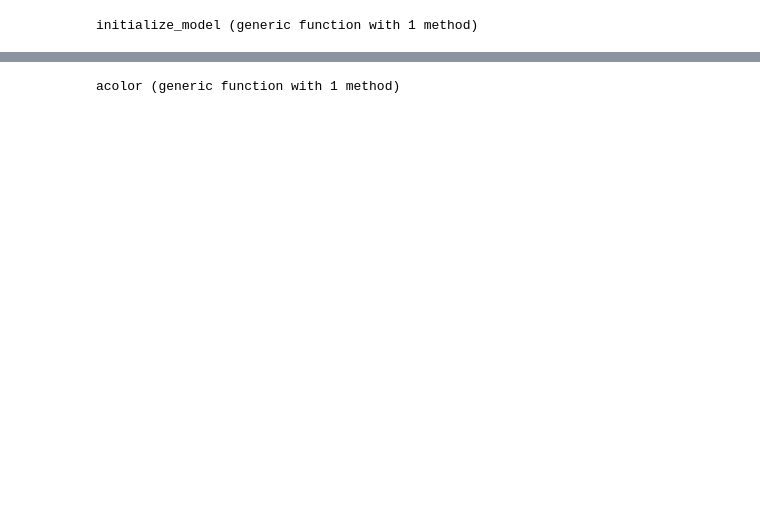
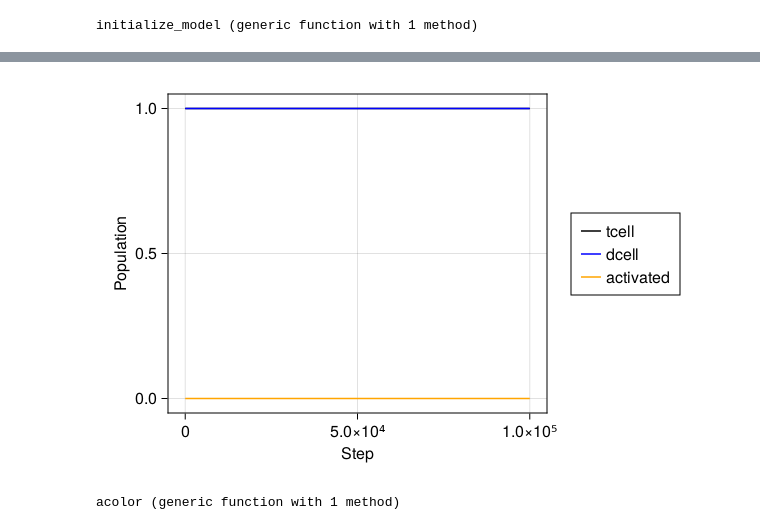
Before and after one commit to changuniuni/uirp_modeling, a Jupyter notebook: tcell.ipynb, the cells around one changed output, grey strips where cells are left out. Drawn from its saved outputs; the diff is of its cells as text; code cells hidden in the pictures; blank space fills up the shorter version.

```diff
--- a/tcell.ipynb
+++ b/tcell.ipynb
@@ -149,12 +180,0 @@ adf, mdf = run!(model, agent_step!, steps; adata)
-# %%
-function plot_population(adf, mdf)
-    figure = Figure(resolution = (600, 400))
-    ax = figure[1, 1] = Axis(figure; xlabel = "Step", ylabel = "Population")
-    tcell_l = lines!(ax, adf.step, adf.count_istcell, color = :black)
-    dcell_l = lines!(ax, adf.step, adf.count_isdcell, color = :blue)
-    activated_l = lines!(ax, adf.step, adf.count_temptemp, color = :orange)
-    figure[1, 2] = Legend(figure, [tcell_l, dcell_l, activated_l], ["tcell","dcell","activated"])
-    figure
-end
-
-plot_population(adf, mdf)
@@ -162,0 +181,8 @@ plot_population(adf, mdf)
+# %%
+istcell(a) = a isa tcell
+isdcell(a) = a isa dcell
+iscurrently_activated(a) = a.is_currently_activated == true
+
+steps = 100000
+adata = [(istcell,count),(isdcell,count), (iscurrently_activated, count)]
+adf, mdf= run!(model, agent_step!, steps; adata)
@@ -163,3 +224,17 @@ plot_population(adf, mdf)
+# %%
+function plot_population(adf, mdf)
+    figure = Figure(resolution = (600, 400))
+    ax = figure[1, 1] = Axis(figure; xlabel = "Step", ylabel = "Population")
+    tcell_l = lines!(ax, adf.step, adf.count_istcell, color = :black)
+    dcell_l = lines!(ax, adf.step, adf.count_isdcell, color = :blue)
+    activated_l = lines!(ax, adf.step, adf.count_iscurrently_activated, color = :orange)
+    figure[1, 2] = Legend(figure, [tcell_l, dcell_l, activated_l], ["tcell","dcell","activated"])
+    figure
+end
+
+plot_population(adf, mdf)
+# %% [output]
+[figure, added]
 # %%
 # offset(a) = a isa tcell ? (-0.1, -0.1*rand()) : (+0.1, +0.1*rand())
 ashape(a) = :circle
```
Also changed, not shown: parts of 7 cells of this notebook, 6 other files.
